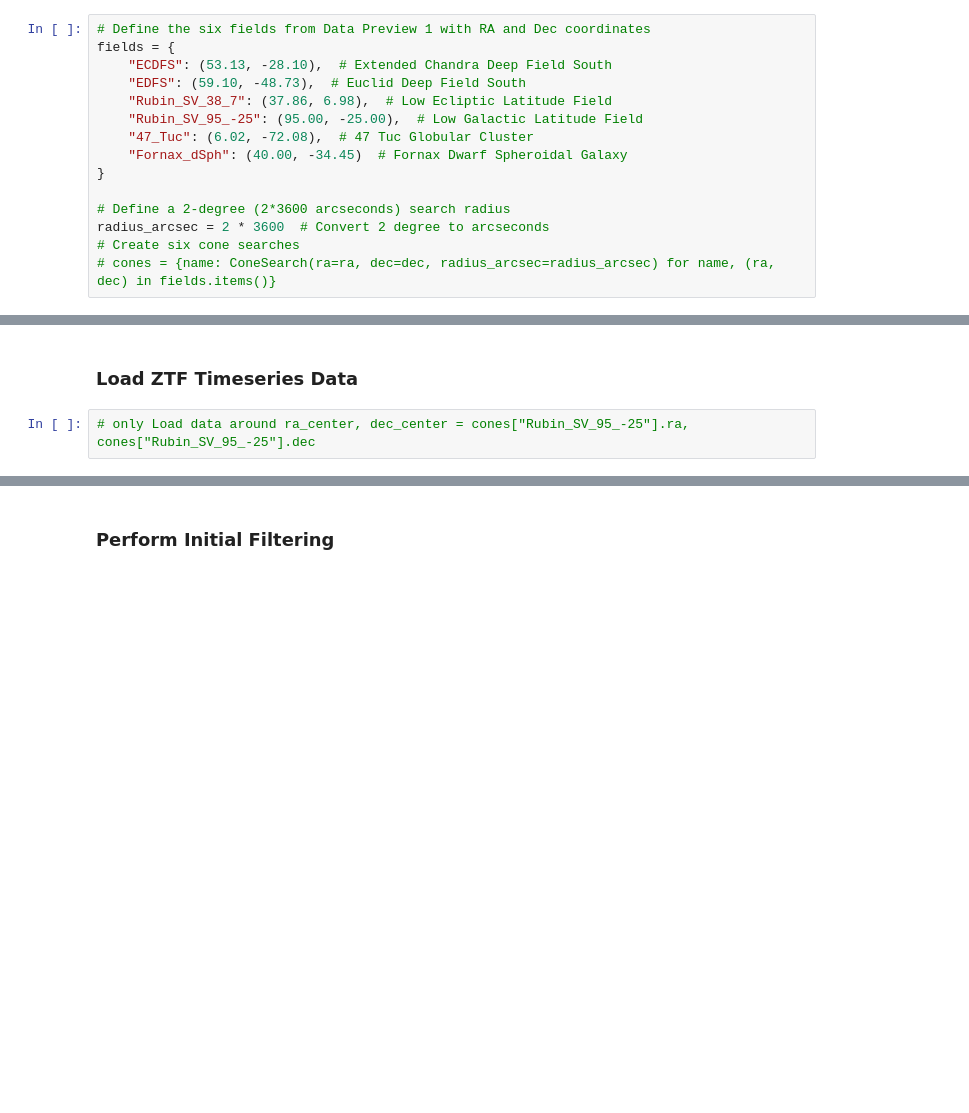
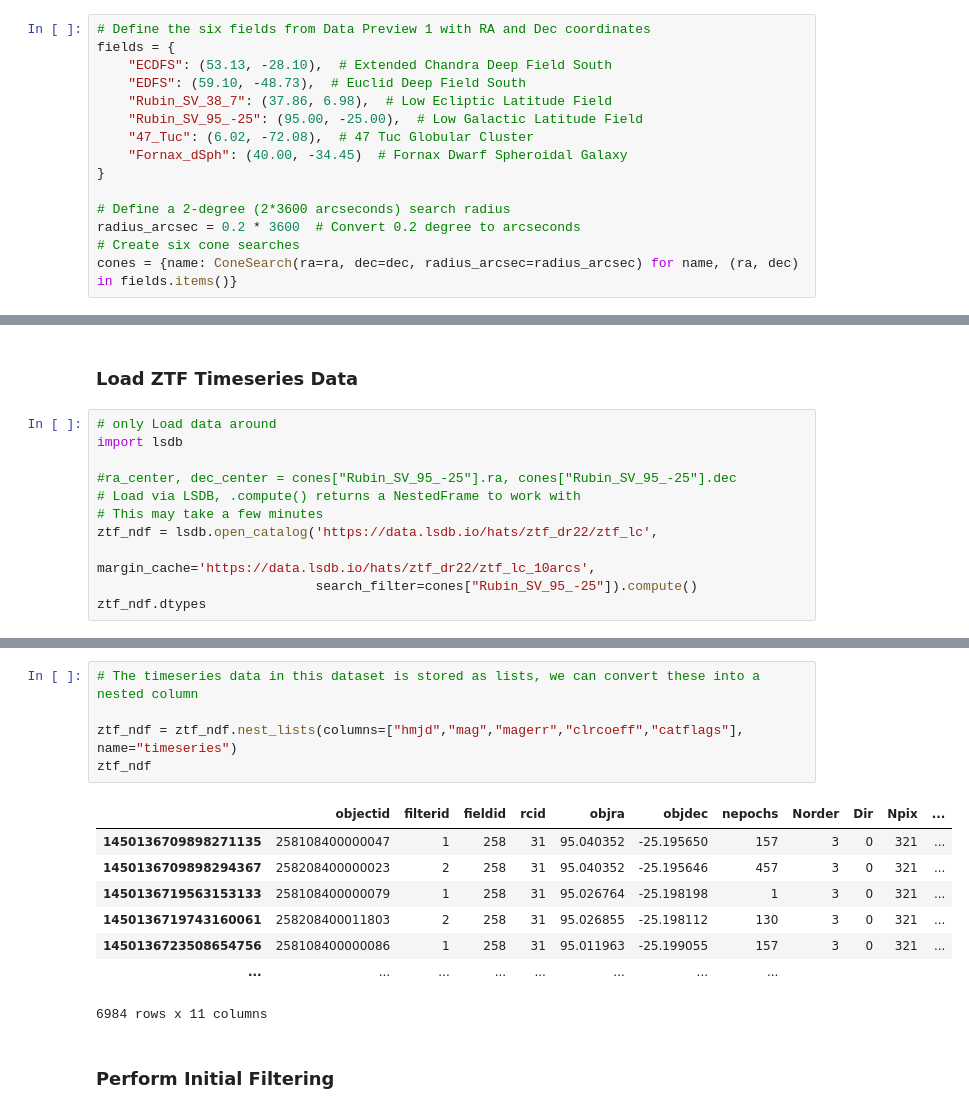
Before and after one commit to lincc-frameworks/RCW_Hackathon_2025_LSDB, a Jupyter notebook: Notebook_2.ipynb, the cells around one changed output, grey strips where cells are left out. Saved outputs shown, nothing was run; the diff lists cells and outputs as text; blank space fills up the shorter version.

```diff
--- a/Notebook_2.ipynb
+++ b/Notebook_2.ipynb
@@ -34,9 +35,9 @@ fields = {
 }
 
 # Define a 2-degree (2*3600 arcseconds) search radius
-radius_arcsec = 2 * 3600  # Convert 2 degree to arcseconds
+radius_arcsec = 0.2 * 3600  # Convert 0.2 degree to arcseconds
 # Create six cone searches
-# cones = {name: ConeSearch(ra=ra, dec=dec, radius_arcsec=radius_arcsec) for name, (ra, dec) in fields.items()}
+cones = {name: ConeSearch(ra=ra, dec=dec, radius_arcsec=radius_arcsec) for name, (ra, dec) in fields.items()}
 # %%
 # Load an example dataset
 from nested_pandas.datasets import generate_data
@@ -56,4 +78,13 @@ ndf
 # %% [markdown]
 ### Load ZTF Timeseries Data
 # %%
-# only Load data around ra_center, dec_center = cones["Rubin_SV_95_-25"].ra, cones["Rubin_SV_95_-25"].dec
+# only Load data around
+import lsdb
+
+#ra_center, dec_center = cones["Rubin_SV_95_-25"].ra, cones["Rubin_SV_95_-25"].dec
+# Load via LSDB, .compute() returns a NestedFrame to work with
+# This may take a few minutes
+ztf_ndf = lsdb.open_catalog('https://data.lsdb.io/hats/ztf_dr22/ztf_lc',
+                            margin_cache='https://data.lsdb.io/hats/ztf_dr22/ztf_lc_10arcs',
+                            search_filter=cones["Rubin_SV_95_-25"]).compute()
+ztf_ndf.dtypes
@@ -60,3 +108,17 @@ ndf
+# %%
+# The timeseries data in this dataset is stored as lists, we can convert these into a nested column
+
+ztf_ndf = ztf_ndf.nest_lists(columns=["hmjd","mag","magerr","clrcoeff","catflags"], name="timeseries")
+ztf_ndf
+# %% [output]
+|  | objectid | filterid | fieldid | rcid | objra | objdec | nepochs | Norder | Dir | Npix | ... |
+| 1450136709898271135 | 258108400000047 | 1 | 258 | 31 | 95.040352 | -25.195650 | 157 | 3 | 0 | 321 | ... |
+| 1450136709898294367 | 258208400000023 | 2 | 258 | 31 | 95.040352 | -25.195646 | 457 | 3 | 0 | 321 | ... |
+| 1450136719563153133 | 258108400000079 | 1 | 258 | 31 | 95.026764 | -25.198198 | 1 | 3 | 0 | 321 | ... |
+| 1450136719743160061 | 258208400011803 | 2 | 258 | 31 | 95.026855 | -25.198112 | 130 | 3 | 0 | 321 | ... |
+| 1450136723508654756 | 258108400000086 | 1 | 258 | 31 | 95.011963 | -25.199055 | 157 | 3 | 0 | 321 | ... |
+| ... | ... | ... | ... | ... | ... | ... | ... |
+6984 rows x 11 columns
 # %% [markdown]
 ### Perform Initial Filtering
 # %%
```
Also changed, not shown: parts of 8 cells of this notebook.
